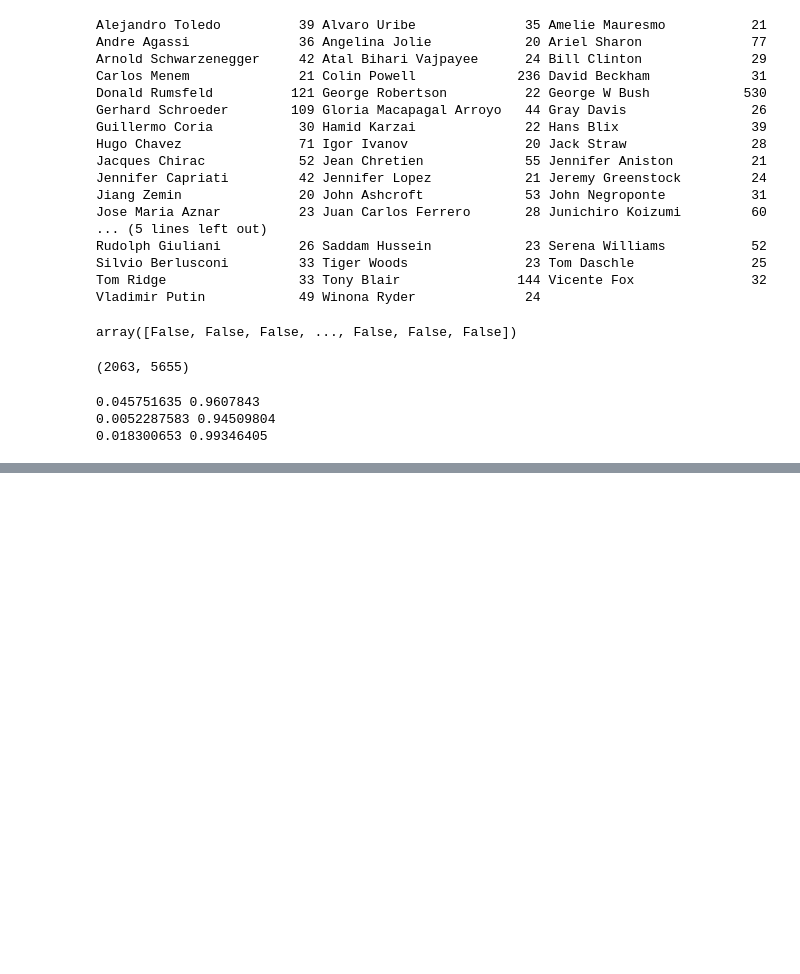
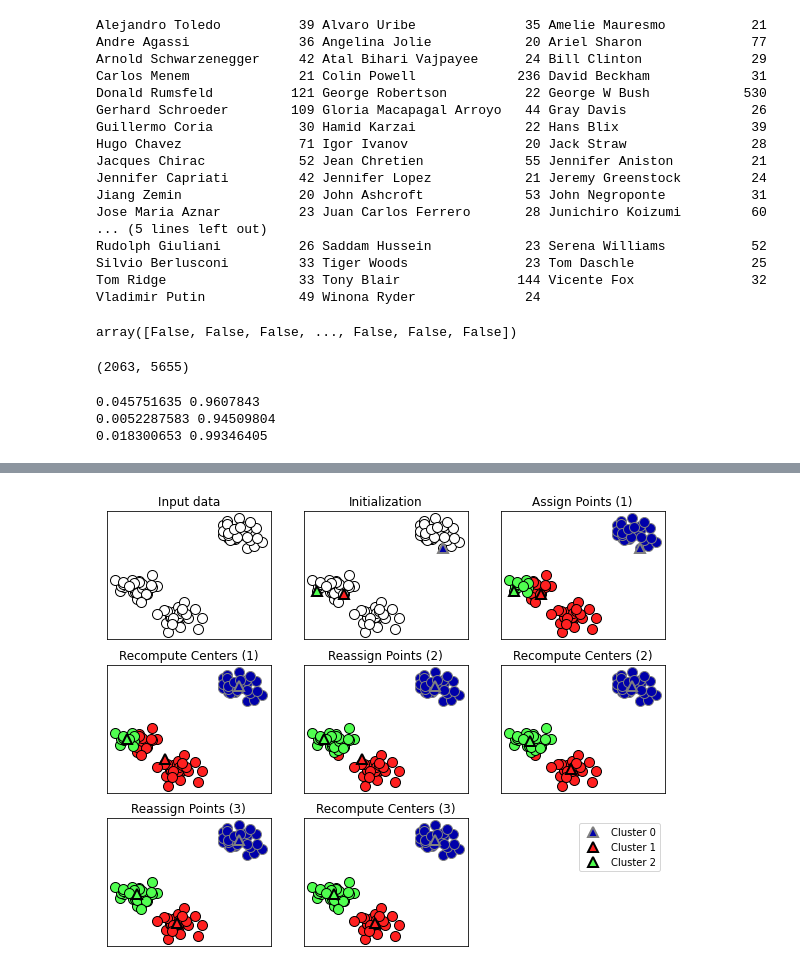
Before and after one commit to waldbear4/Python_2021, a Jupyter notebook: 20210623 Machine Learning Car Evaluation.ipynb, the cells around one changed output, grey strips where cells are left out. Cells and saved outputs as stored; diff of their text form; code cells hidden in the pictures; blank space fills up the shorter version.

```diff
--- a/20210623 Machine Learning Car Evaluation.ipynb
+++ b/20210623 Machine Learning Car Evaluation.ipynb
@@ -333,0 +401,4 @@ X_people /= 255
+# %%
+mglearn.plots.plot_kmeans_algorithm()
+# %% [output]
+[figure, added]
```
Also changed, not shown: parts of 13 cells of this notebook.
